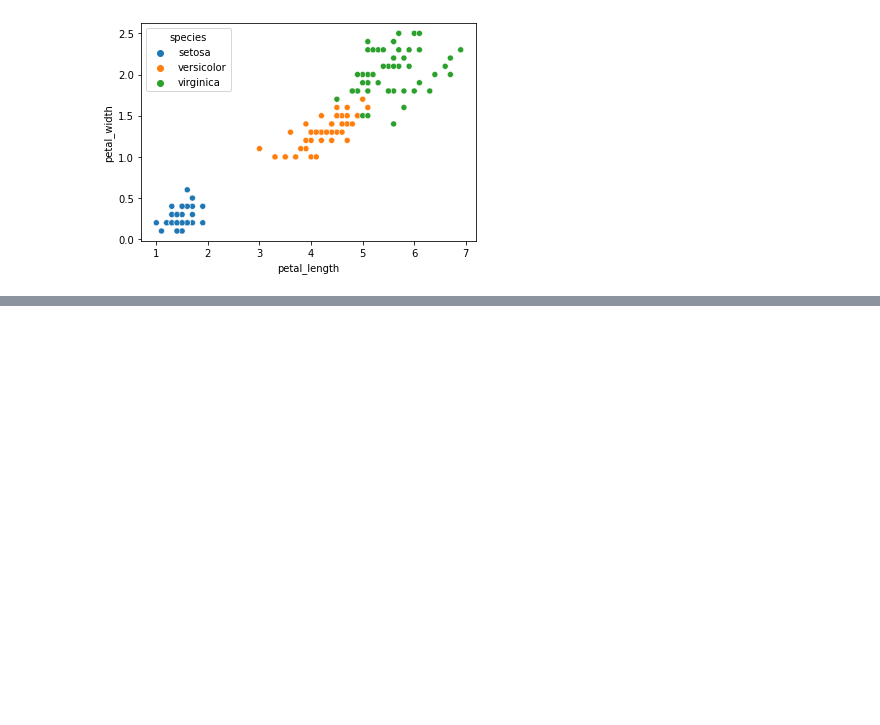
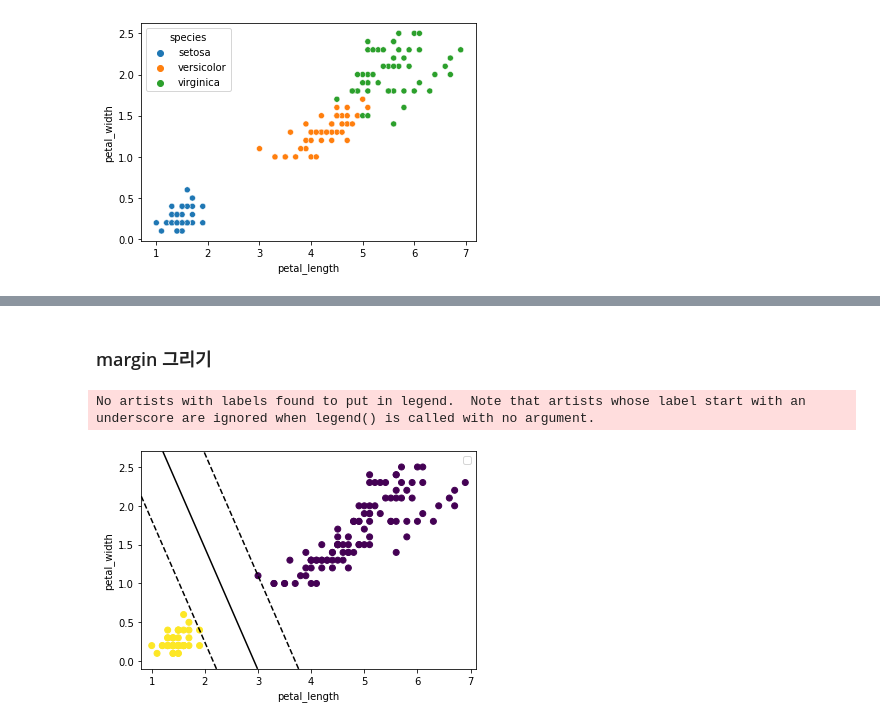
Before and after one commit to isdiscodead/BIG_PY_2022, a Jupyter notebook: LEVEL2_1_Session/SessionWeek5Practice.ipynb, the cells around one changed output, grey strips where cells are left out. Cells and saved outputs as stored; diff of their text form; code cells hidden in the pictures; blank space fills up the shorter version.

```diff
--- a/LEVEL2_1_Session/SessionWeek5Practice.ipynb
+++ b/LEVEL2_1_Session/SessionWeek5Practice.ipynb
@@ -14,0 +92,22 @@ iris['species'] = (iris)
+# %% [markdown]
+### margin 그리기
+# %%
+x = np.linspace( min(X['petal_length']-0.2), max(X['petal_length']+0.2), 100 )
+yy = np.linspace( min(X['petal_width']-0.2), max(X['petal_width']+0.2), 100 )
+
+X1, Y1 = np.meshgrid(x, yy)
+xy = np.vstack([X1.ravel(), Y1.ravel()]).T
+Z = svm.decision_function(xy).reshape(X1.shape)
+
+plt.contour(X1, Y1, Z, colors='k', levels=[-1, 0, 1], linestyles=['--','-','--'])
+
+plt.scatter(x = X['petal_length'], y = X['petal_width'], c=y)
+plt.xlim( min(X['petal_length']-0.2), max(X['petal_length']+0.2) )
+plt.ylim( min(X['petal_width']-0.2), max(X['petal_width']+0.2) )
+plt.xlabel('petal_length')
+plt.ylabel('petal_width')
+plt.legend()
+plt.show()
+# %% [output]
+No artists with labels found to put in legend.  Note that artists whose label start with an underscore are ignored when legend() is called with no argument.
+[figure, added]
```
Also changed, not shown: parts of 11 cells of this notebook.
